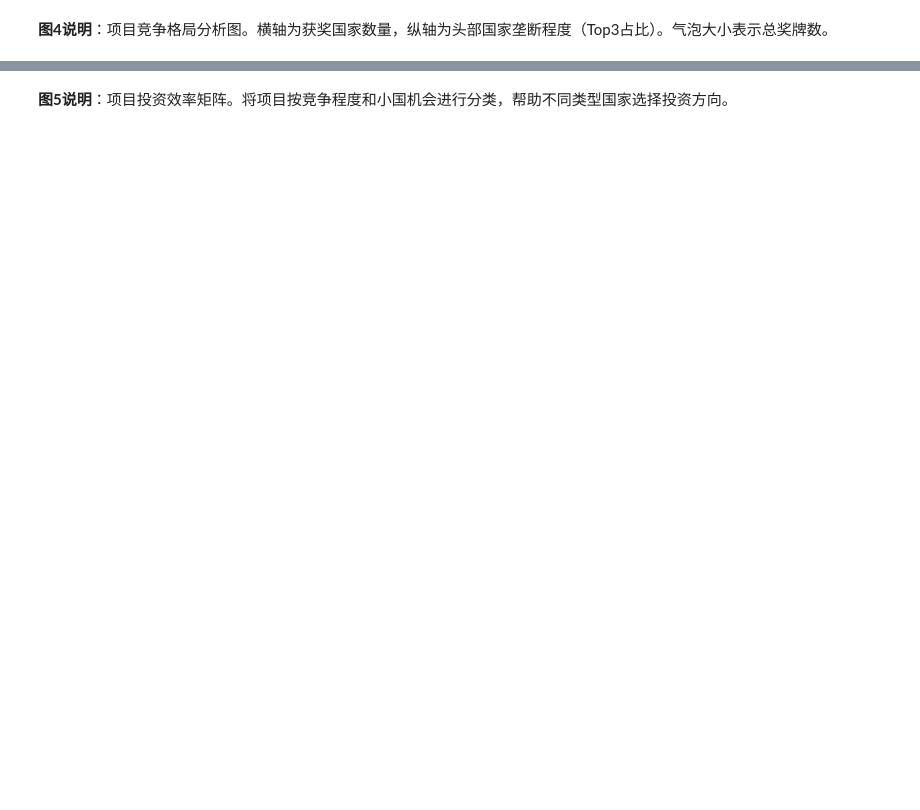
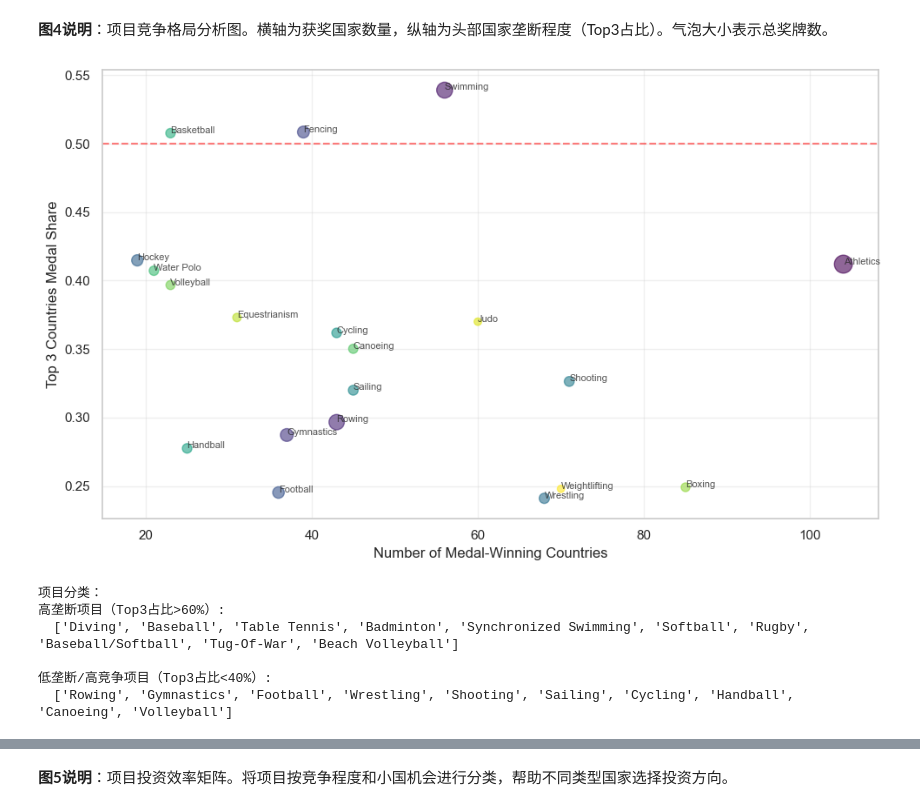
Before and after one commit to Jaxon1216/MathModelHub, a Jupyter notebook: Simulation/25C/Coder/问题三/问题三建模分析.ipynb, the cells around one changed output, grey strips where cells are left out. Saved outputs shown, nothing was run; the diff lists cells and outputs as text; code cells hidden in the pictures; blank space fills up the shorter version.

```diff
--- a/Simulation/25C/Coder/问题三/问题三建模分析.ipynb
+++ b/Simulation/25C/Coder/问题三/问题三建模分析.ipynb
@@ -41,5 +537,48 @@ def detect_breakthrough(country_data, threshold=2.0):    """    检测国家的
 # %% [markdown]
 **图4说明**：项目竞争格局分析图。横轴为获奖国家数量，纵轴为头部国家垄断程度（Top3占比）。气泡大小表示总奖牌数。
 # %%
-# 图4：项目竞争格局fig, ax = plt.subplots(figsize=FIGSIZE_NORMAL)# 只显示主要项目（奖牌数>500）major_sports = sport_analysis[sport_analysis['Total_Medals'] > 500].copy()scatter = ax.scatter(major_sports['Num_Countries'],                      major_sports['Top3_Monopoly'],                     s=major_sports['Total_Medals'] / 20,                     alpha=0.6,                     c=range(len(major_sports)),                     cmap='viridis')# 标注项目名称for idx, row in major_sports.iterrows():    ax.annotate(row['Sport'], (row['Num_Countries'], row['Top3_Monopoly']),                fontsize=8, alpha=0.8)ax.set_xlabel('Number of Medal-Winning Countries')ax.set_ylabel('Top 3 Countries Medal Share')ax.axhline(y=0.5, color='red', linestyle='--', alpha=0.5, label='50% Monopoly Line')ax.grid(True, alpha=0.3)plt.tight_layout()plt.savefig('figures/fig4_sport_competition.svg', bbox_inches='tight')plt.show()# 分析结论print("\n项目分类：")print("高垄断项目（Top3占比>60%）:")high_monopoly = sport_analysis[sport_analysis['Top3_Monopoly'] > 0.6]['Sport'].tolist()[:10]print(f"  {high_monopoly}")print("\n低垄断/高竞争项目（Top3占比<40%）:")low_monopoly = sport_analysis[sport_analysis['Top3_Monopoly'] < 0.4]['Sport'].tolist()[:10]print(f"  {low_monopoly}")
+# 图4：项目竞争格局
+fig, ax = plt.subplots(figsize=FIGSIZE_NORMAL)
+
+# 只显示主要项目（奖牌数>500）
+major_sports = sport_analysis[sport_analysis['Total_Medals'] > 500].copy()
+
+scatter = ax.scatter(major_sports['Num_Countries'],
+                     major_sports['Top3_Monopoly'],
+                     s=major_sports['Total_Medals'] / 20,
+                     alpha=0.6,
+                     c=range(len(major_sports)),
+                     cmap='viridis')
+
+# 标注项目名称
+for idx, row in major_sports.iterrows():
+    ax.annotate(row['Sport'], (row['Num_Countries'], row['Top3_Monopoly']),
+                fontsize=8, alpha=0.8)
+
+ax.set_xlabel('Number of Medal-Winning Countries')
+ax.set_ylabel('Top 3 Countries Medal Share')
+ax.axhline(y=0.5, color='red', linestyle='--', alpha=0.5, label='50% Monopoly Line')
+ax.grid(True, alpha=0.3)
+
+plt.tight_layout()
+plt.savefig('figures/fig4_sport_competition.svg', bbox_inches='tight')
+plt.show()
+
+# 分析结论
+print("\n项目分类：")
+print("高垄断项目（Top3占比>60%）:")
+high_monopoly = sport_analysis[sport_analysis['Top3_Monopoly'] > 0.6]['Sport'].tolist()[:10]
+print(f"  {high_monopoly}")
+
+print("\n低垄断/高竞争项目（Top3占比<40%）:")
+low_monopoly = sport_analysis[sport_analysis['Top3_Monopoly'] < 0.4]['Sport'].tolist()[:10]
+print(f"  {low_monopoly}")
+# %% [output]
+[figure, added]
+项目分类：
+高垄断项目（Top3占比>60%）:
+  ['Diving', 'Baseball', 'Table Tennis', 'Badminton', 'Synchronized Swimming', 'Softball', 'Rugby', 'Baseball/Softball', 'Tug-Of-War', 'Beach Volleyball']
+
+低垄断/高竞争项目（Top3占比<40%）:
+  ['Rowing', 'Gymnastics', 'Football', 'Wrestling', 'Shooting', 'Sailing', 'Cycling', 'Handball', 'Canoeing', 'Volleyball']
 # %%
```
Also changed, not shown: parts of 19 cells of this notebook, 25 other files.
